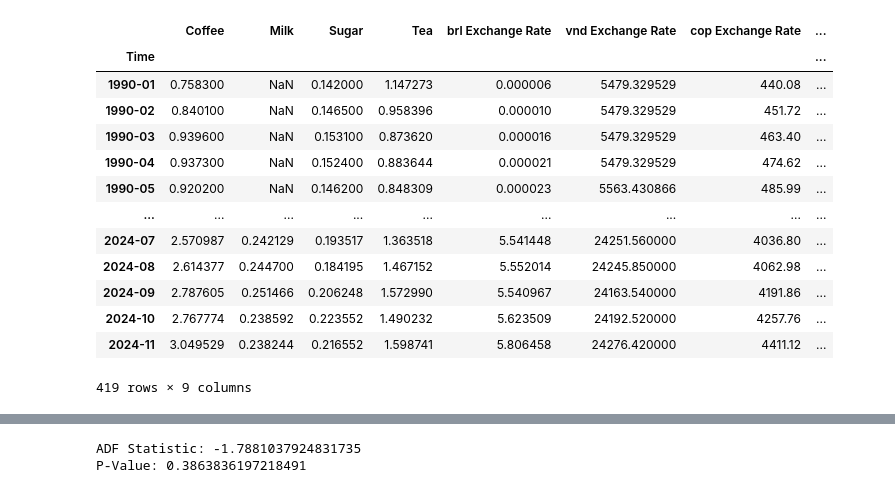
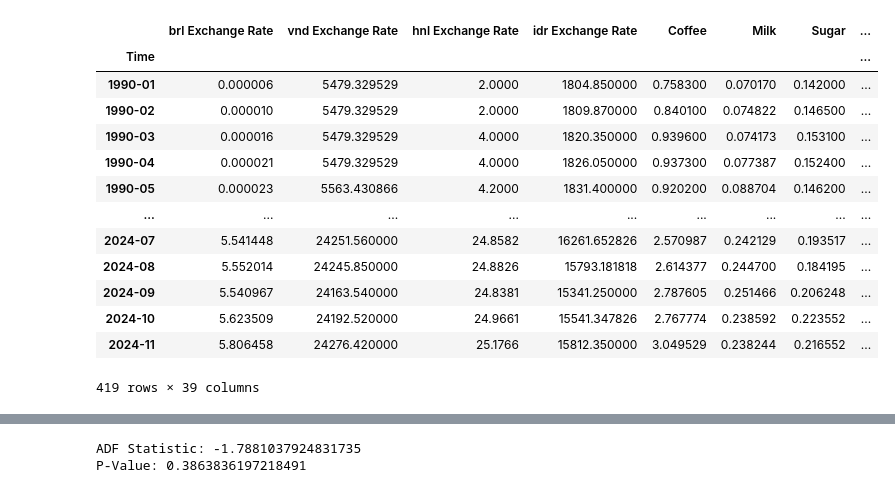
Before and after one commit to NicolasMSalas/eco395m_ml_coffee_trees, a Jupyter notebook: code/arima.ipynb, the cells around one changed output, grey strips where cells are left out. Saved outputs shown, nothing was run; the diff lists cells and outputs as text; code cells hidden in the pictures.

```diff
--- a/code/arima.ipynb
+++ b/code/arima.ipynb
@@ -64,22 +13,22 @@ xr_df["Date"] = pd.PeriodIndex(xr_df["Date"], freq="M")
 # %%
-merge_df = pd.merge(goods_df, xr_df, on="Date", how="inner")
-merge_df["Time"] = merge_df["Date"]
-merge_df["Time"] = merge_df["Time"].astype(str)
-merge_df.set_index("Time",inplace=True)
-merge_df = merge_df.drop(columns=["Date"])
-merge_df
+main_df = pd.read_csv("../clean_data/main_df_clean.csv")
+main_df["Time"] = main_df["Date"]
+main_df["Time"] = main_df["Time"].astype(str)
+main_df.set_index("Time",inplace=True)
+main_df = main_df.drop(columns=["Date"])
+main_df
 # %% [output]
-|  | Coffee | Milk | Sugar | Tea | brl Exchange Rate | vnd Exchange Rate | cop Exchange Rate | ... |
+|  | brl Exchange Rate | vnd Exchange Rate | hnl Exchange Rate | idr Exchange Rate | Coffee | Milk | Sugar | ... |
 | Time |  |  |  |  |  |  |  | ... |
-| 1990-01 | 0.758300 | NaN | 0.142000 | 1.147273 | 0.000006 | 5479.329529 | 440.08 | ... |
-| 1990-02 | 0.840100 | NaN | 0.146500 | 0.958396 | 0.000010 | 5479.329529 | 451.72 | ... |
-| 1990-03 | 0.939600 | NaN | 0.153100 | 0.873620 | 0.000016 | 5479.329529 | 463.40 | ... |
-| 1990-04 | 0.937300 | NaN | 0.152400 | 0.883644 | 0.000021 | 5479.329529 | 474.62 | ... |
-| 1990-05 | 0.920200 | NaN | 0.146200 | 0.848309 | 0.000023 | 5563.430866 | 485.99 | ... |
+| 1990-01 | 0.000006 | 5479.329529 | 2.0000 | 1804.850000 | 0.758300 | 0.070170 | 0.142000 | ... |
+| 1990-02 | 0.000010 | 5479.329529 | 2.0000 | 1809.870000 | 0.840100 | 0.074822 | 0.146500 | ... |
+| 1990-03 | 0.000016 | 5479.329529 | 4.0000 | 1820.350000 | 0.939600 | 0.074173 | 0.153100 | ... |
+| 1990-04 | 0.000021 | 5479.329529 | 4.0000 | 1826.050000 | 0.937300 | 0.077387 | 0.152400 | ... |
+| 1990-05 | 0.000023 | 5563.430866 | 4.2000 | 1831.400000 | 0.920200 | 0.088704 | 0.146200 | ... |
 | ... | ... | ... | ... | ... | ... | ... | ... | ... |
-| 2024-07 | 2.570987 | 0.242129 | 0.193517 | 1.363518 | 5.541448 | 24251.560000 | 4036.80 | ... |
-| 2024-08 | 2.614377 | 0.244700 | 0.184195 | 1.467152 | 5.552014 | 24245.850000 | 4062.98 | ... |
-| 2024-09 | 2.787605 | 0.251466 | 0.206248 | 1.572990 | 5.540967 | 24163.540000 | 4191.86 | ... |
-| 2024-10 | 2.767774 | 0.238592 | 0.223552 | 1.490232 | 5.623509 | 24192.520000 | 4257.76 | ... |
-| 2024-11 | 3.049529 | 0.238244 | 0.216552 | 1.598741 | 5.806458 | 24276.420000 | 4411.12 | ... |
+| 2024-07 | 5.541448 | 24251.560000 | 24.8582 | 16261.652826 | 2.570987 | 0.242129 | 0.193517 | ... |
+| 2024-08 | 5.552014 | 24245.850000 | 24.8826 | 15793.181818 | 2.614377 | 0.244700 | 0.184195 | ... |
+| 2024-09 | 5.540967 | 24163.540000 | 24.8381 | 15341.250000 | 2.787605 | 0.251466 | 0.206248 | ... |
+| 2024-10 | 5.623509 | 24192.520000 | 24.9661 | 15541.347826 | 2.767774 | 0.238592 | 0.223552 | ... |
+| 2024-11 | 5.806458 | 24276.420000 | 25.1766 | 15812.350000 | 3.049529 | 0.238244 | 0.216552 | ... |
-419 rows × 9 columns
+419 rows × 39 columns
```
Also changed, not shown: parts of 33 cells of this notebook.
